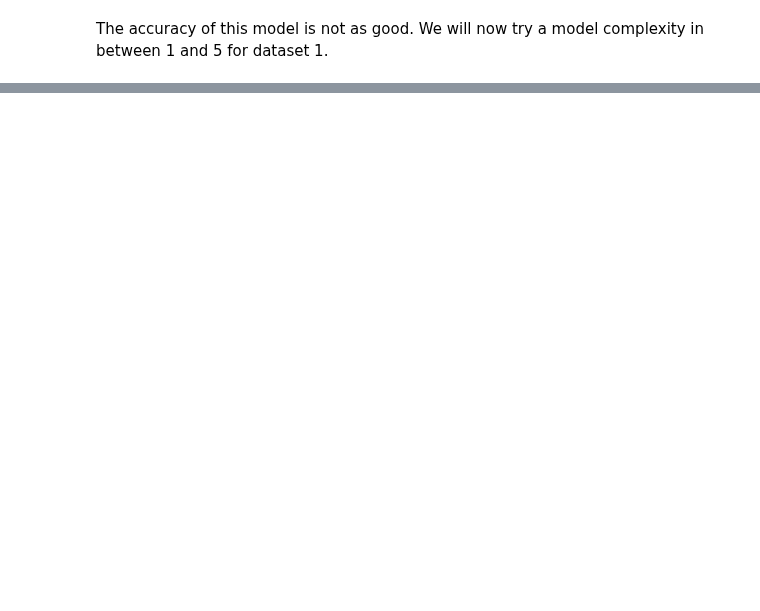
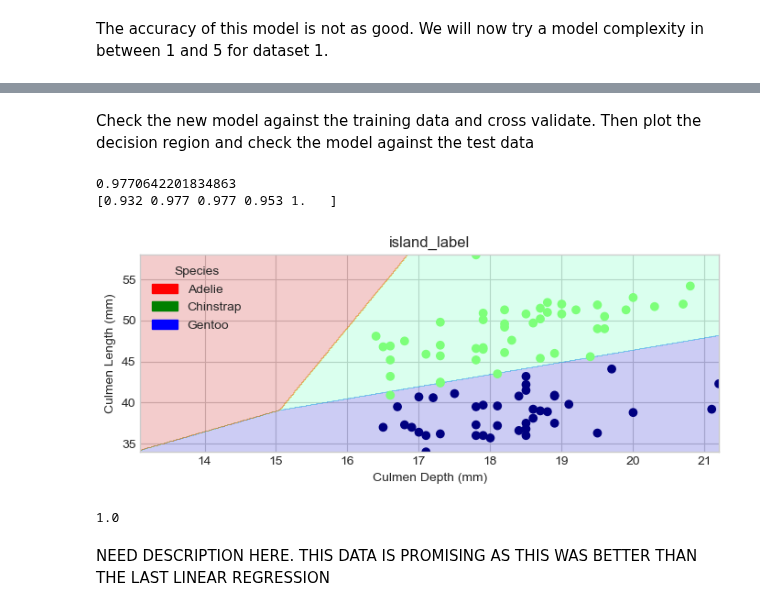
Before and after one commit to Nibsquatch/Nibsquatch.github.io, a Jupyter notebook: posts/example-blog-post/index.ipynb, the cells around one changed output, grey strips where cells are left out. Cells and saved outputs as stored; diff of their text form; code cells hidden in the pictures; blank space fills up the shorter version.

```diff
--- a/posts/example-blog-post/index.ipynb
+++ b/posts/example-blog-post/index.ipynb
@@ -499,0 +596,31 @@ And a cross validation of: [0.955 0.977 1.    0.93  0.977]
+# %%
+predictor_cols4 = ["Culmen Depth (mm)", "Culmen Length (mm)", "island_label"]
+target_col4 = "species_label"
+
+X_train4 = df_train4[predictor_cols4]
+y_train4 = df_train4[target_col4]
+
+X_test4 = df_test4[predictor_cols4]
+y_test4 = df_test4[target_col4]
+
+LR4 = LogisticRegression(max_iter = 1000)
+m4 = LR4.fit(X_train4, y_train4)
+# %% [markdown]
+Check the new model against the training data and cross validate. Then plot the decision region and check the model against the test data
+# %%
+print(LR4.score(X_train4, y_train4))
+
+cv_scores_LR4 = cross_val_score(LR4, X_train4, y_train4, cv = 5)
+print(cv_scores_LR4)
+
+plot_regions(LR4, X_train4[predictor_cols4], y_train4)
+
+# Check the model accuracy against the testing data
+print(LR4.score(X_test4, y_test4))
+# %% [output]
+0.9770642201834863
+[0.932 0.977 0.977 0.953 1.   ]
+[figure, added]
+1.0
+# %% [markdown]
+NEED DESCRIPTION HERE. THIS DATA IS PROMISING AS THIS WAS BETTER THAN THE LAST LINEAR REGRESSION
```
Also changed, not shown: parts of 23 cells of this notebook, 18 other files.
